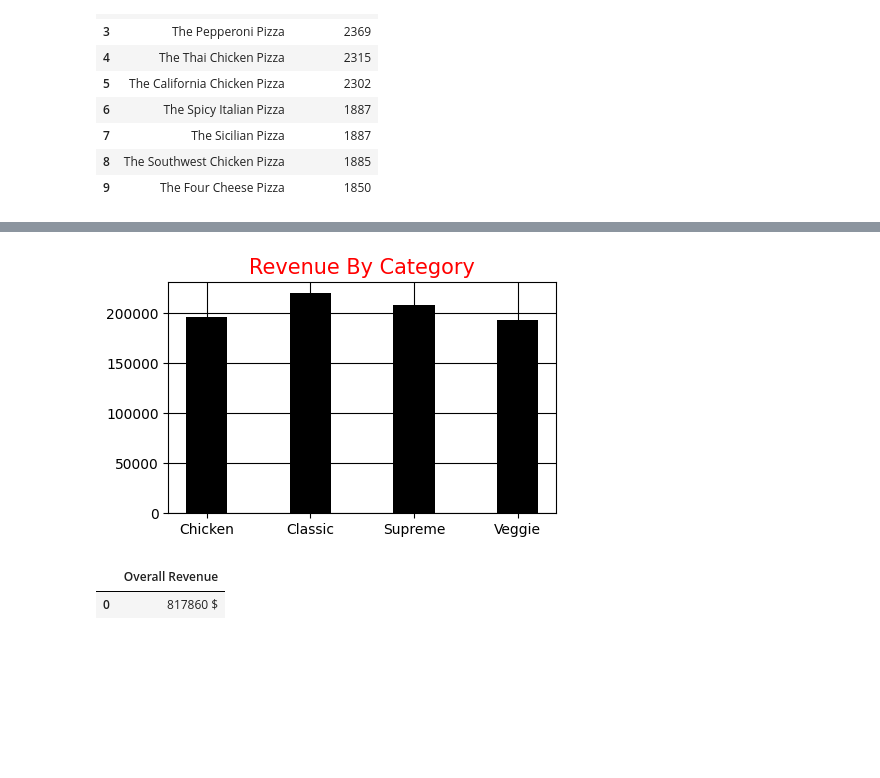
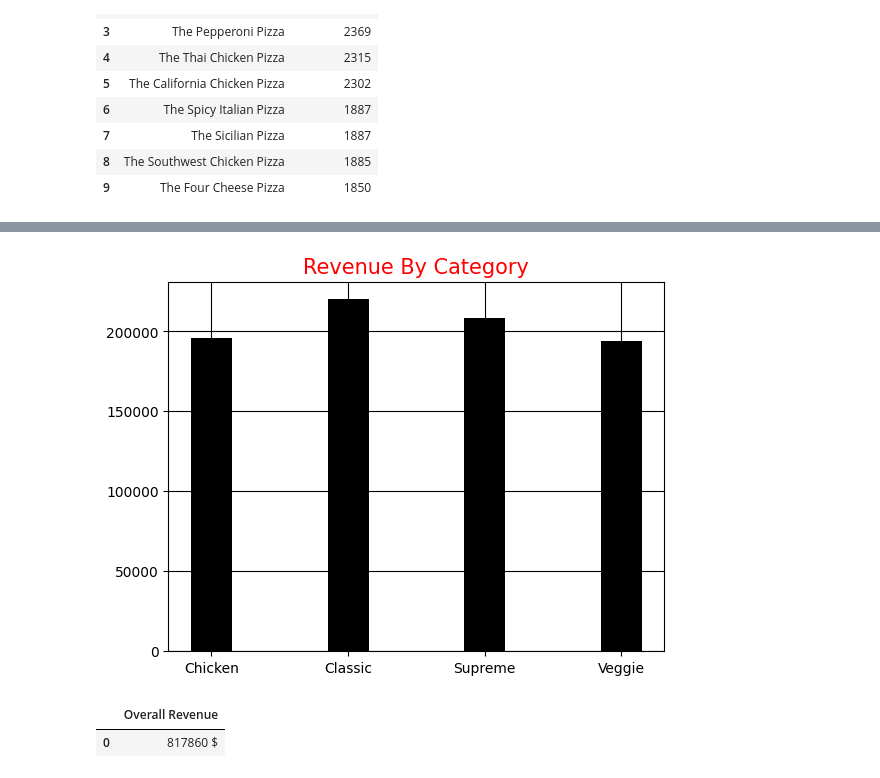
Before and after one commit to Nareshramannagari25/Data_Analytics_Portfolio_Projects, a Jupyter notebook: PIzza Analytics.ipynb, the cells around one changed output, grey strips where cells are left out. Saved outputs shown, nothing was run; the diff lists cells and outputs as text; code cells hidden in the pictures; blank space fills up the shorter version.

```diff
--- a/PIzza Analytics.ipynb
+++ b/PIzza Analytics.ipynb
@@ -131,20 +159,18 @@ plt.show()
 # %%
 #Revenue Generated by the categories of Pizza :
 
 Categories_Revenue            = round(Pizza_sales.groupby(['category']).agg({'Revenue':'sum'}).reset_index())
 
 #Visualizing the Data :
 
 X = Categories_Revenue['category']
 Y = Categories_Revenue['Revenue']
-plt.bar(X,Y,color='black',width=0.4)
+plt.bar(X,Y,color='black',width=0.3)
 plt.title('Revenue By Category',color='red',size=15)
-from matplotlib import rc_params
-rcParams['figure.figsize'] =5,3
 plt.grid(True,color='black')
 plt.show()
 # %% [output]
-[figure, old version]
+[figure, new version]
 # %%
 #Overall Revenue :
 
```
Also changed, not shown: parts of 6 cells of this notebook.
